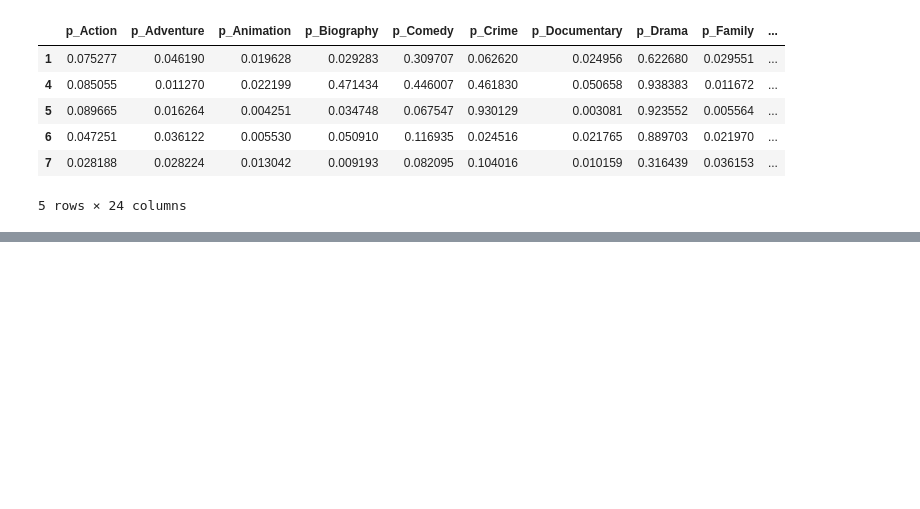
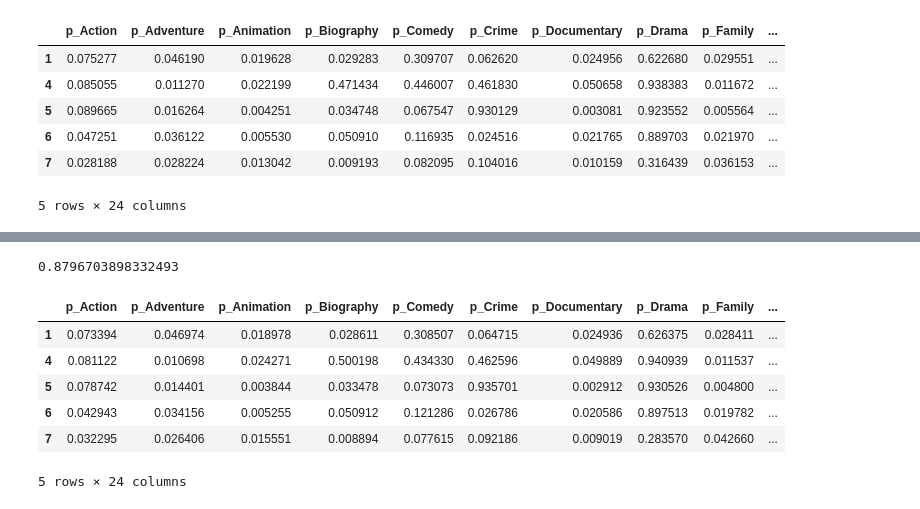
Before and after one commit to jantonioagudelo/MIAD_ML_NLP_2026, a Jupyter notebook: Semana 7/S7P1_proyecto2V2.ipynb, the cells around one changed output, grey strips where cells are left out. Saved outputs shown, nothing was run; the diff lists cells and outputs as text; code cells hidden in the pictures; blank space fills up the shorter version.

```diff
--- a/Semana 7/S7P1_proyecto2V2.ipynb
+++ b/Semana 7/S7P1_proyecto2V2.ipynb
@@ -589,0 +701,47 @@ res.head()
+# %%
+X_test_features = pd.DataFrame()
+X_test_features['discriminative_count'] = dataTesting['plot'].apply(
+    lambda plot: sum(1 for word in plot.lower().split() if word in palabras_discriminativas)
+)
+# %%
+from scipy.sparse import csr_matrix
+
+X_train_combined_v3 = hstack([X_train_tfidf, X_train_tfidf_trig,
+                                csr_matrix(X_train_features),
+                                X_train_plot_length])
+
+X_val_combined_v3 = hstack([X_val_tfidf, X_val_tfidf_trig,
+                              csr_matrix(X_val_features),
+                              X_val_plot_length])
+
+X_test_combined_v3 = hstack([X_test_tfidf, X_test_tfidf_trig,
+                               csr_matrix(X_test_features),
+                               X_test_plot_length])
+# %%
+# Logistic Regression
+
+from sklearn.linear_model import LogisticRegression
+
+logreg_clf3 = OneVsRestClassifier(LogisticRegression(max_iter = 2000, random_state = 42, class_weight='balanced', C = 10))
+logreg_clf3.fit(X_train_combined_v3, y_train_bin)
+y_pred_val_logreg3 = logreg_clf3.predict_proba(X_val_combined_v3)
+roc_auc_score(y_val_bin, y_pred_val_logreg3, average='macro')
+# %% [output]
+0.8796703898332493
+# %%
+X_test_combined_v3 = hstack([X_test_tfidf, X_test_tfidf_trig, csr_matrix(X_test_features), X_test_plot_length])
+y_pred_test = logreg_clf3.predict_proba(X_test_combined_v3)
+# %%
+# Guardar predicciones en formato Kaggle
+
+res = pd.DataFrame(y_pred_test, index = dataTesting.index, columns=cols)
+res.to_csv('pred_genres_tfidf_RF.csv', index_label='ID')
+res.head()
+# %% [output]
+|  | p_Action | p_Adventure | p_Animation | p_Biography | p_Comedy | p_Crime | p_Documentary | p_Drama | p_Family | ... |
+| 1 | 0.073394 | 0.046974 | 0.018978 | 0.028611 | 0.308507 | 0.064715 | 0.024936 | 0.626375 | 0.028411 | ... |
+| 4 | 0.081122 | 0.010698 | 0.024271 | 0.500198 | 0.434330 | 0.462596 | 0.049889 | 0.940939 | 0.011537 | ... |
+| 5 | 0.078742 | 0.014401 | 0.003844 | 0.033478 | 0.073073 | 0.935701 | 0.002912 | 0.930526 | 0.004800 | ... |
+| 6 | 0.042943 | 0.034156 | 0.005255 | 0.050912 | 0.121286 | 0.026786 | 0.020586 | 0.897513 | 0.019782 | ... |
+| 7 | 0.032295 | 0.026406 | 0.015551 | 0.008894 | 0.077615 | 0.092186 | 0.009019 | 0.283570 | 0.042660 | ... |
+5 rows × 24 columns
```
Also changed, not shown: parts of 26 cells of this notebook, 8 other files.
